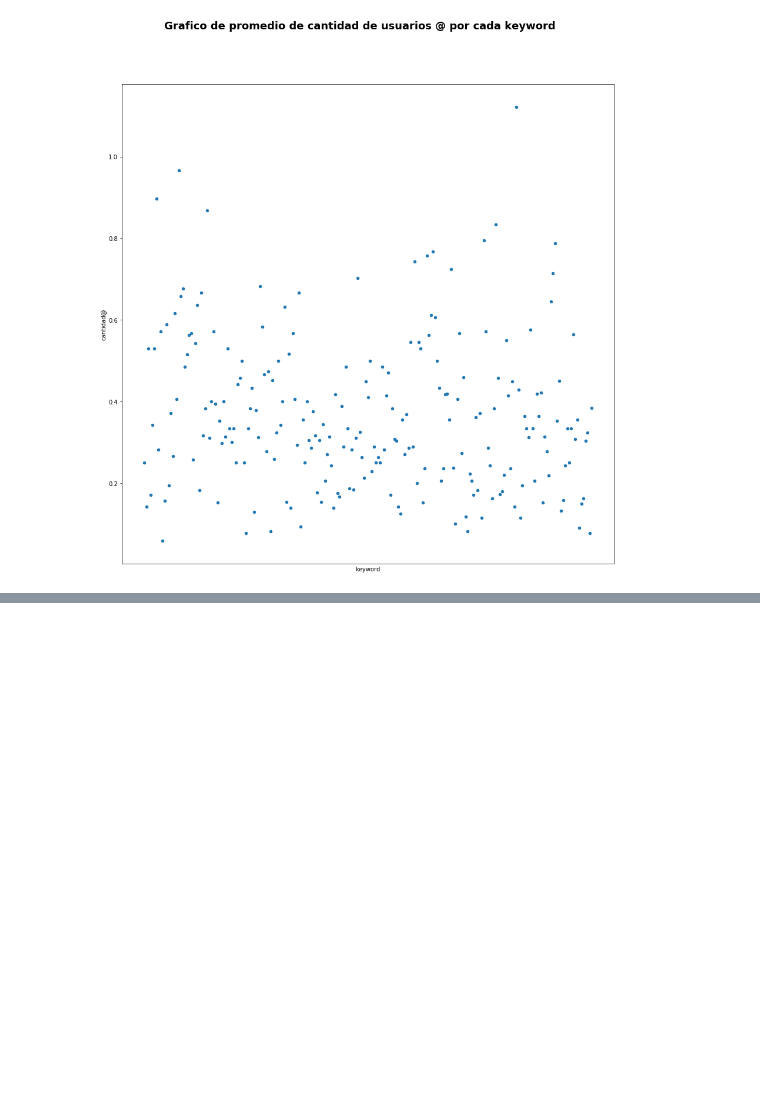
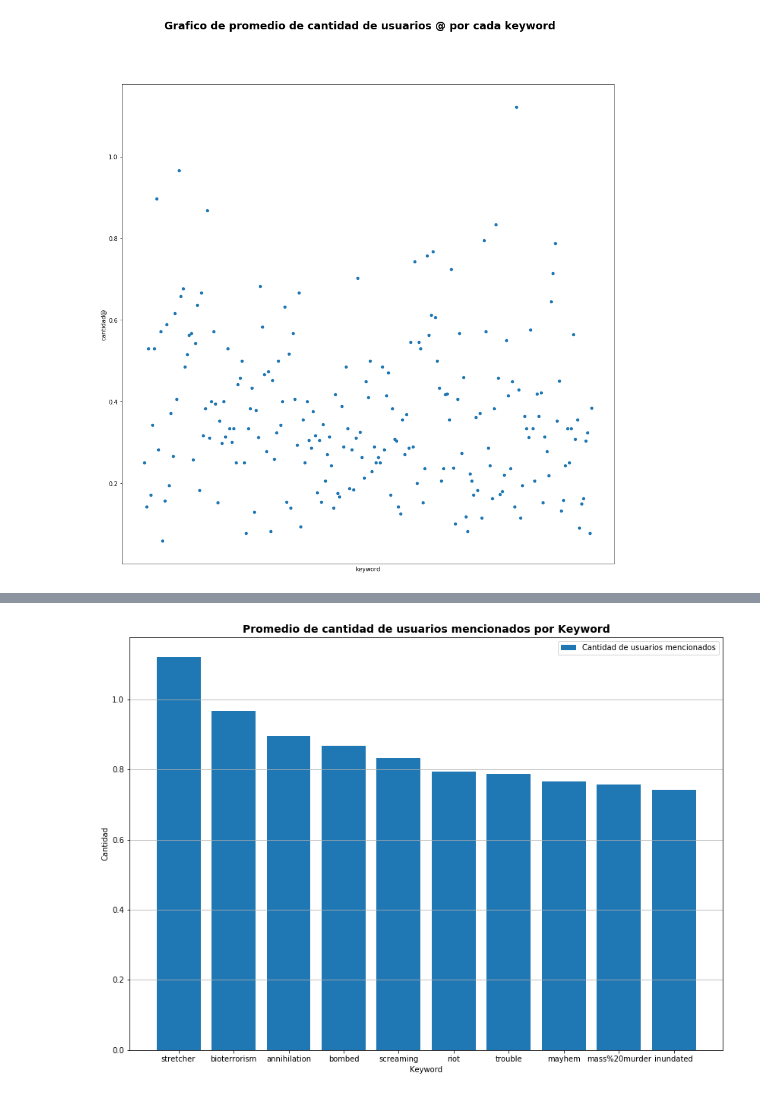
Before and after one commit to NicolasRFL/OrgaDatosTP, a Jupyter notebook: RelacionEntreVeracidadDelTweetY@.ipynb, the cells around one changed output, grey strips where cells are left out. Saved outputs shown, nothing was run; the diff lists cells and outputs as text; code cells hidden in the pictures; blank space fills up the shorter version.

```diff
--- a/RelacionEntreVeracidadDelTweetY@.ipynb
+++ b/RelacionEntreVeracidadDelTweetY@.ipynb
@@ -113,3 +118,7 @@ plt.suptitle('Grafico de promedio de cantidad de usuarios @ por cada keyword',fo
 plt.savefig("image5.png")
 # %% [output]
 [figure]
+# %%
+grouped = datos.groupby(
+    'keyword').agg({'cantidad@':['mean','sum','count']})['cantidad@'].sort_values(by=['mean'],ascending=False)
+grouped.head(10)
@@ -115,0 +138,15 @@ plt.savefig("image5.png")
+# %%
+import matplotlib.ticker as ticker
+fig, ax = plt.subplots(figsize=(14,10))
+labels = grouped.head(10).reset_index()['keyword'].tolist()
+sumaDeUsuariosArr = grouped.head(10).reset_index()['mean'].tolist()
+ax.bar(labels,sumaDeUsuariosArr,  label='Cantidad de usuarios mencionados')
+ax.set_ylabel('Cantidad')
+ax.set_title('Promedio de cantidad de usuarios mencionados por Keyword',fontsize=14,fontweight="bold")
+ax.set_xlabel('Keyword')
+ax.grid(True,axis='y')
+ax.legend()
+
+plt.savefig('image6.png')
+# %% [output]
+[figure, added]
```
Also changed, not shown: parts of 4 cells of this notebook.
